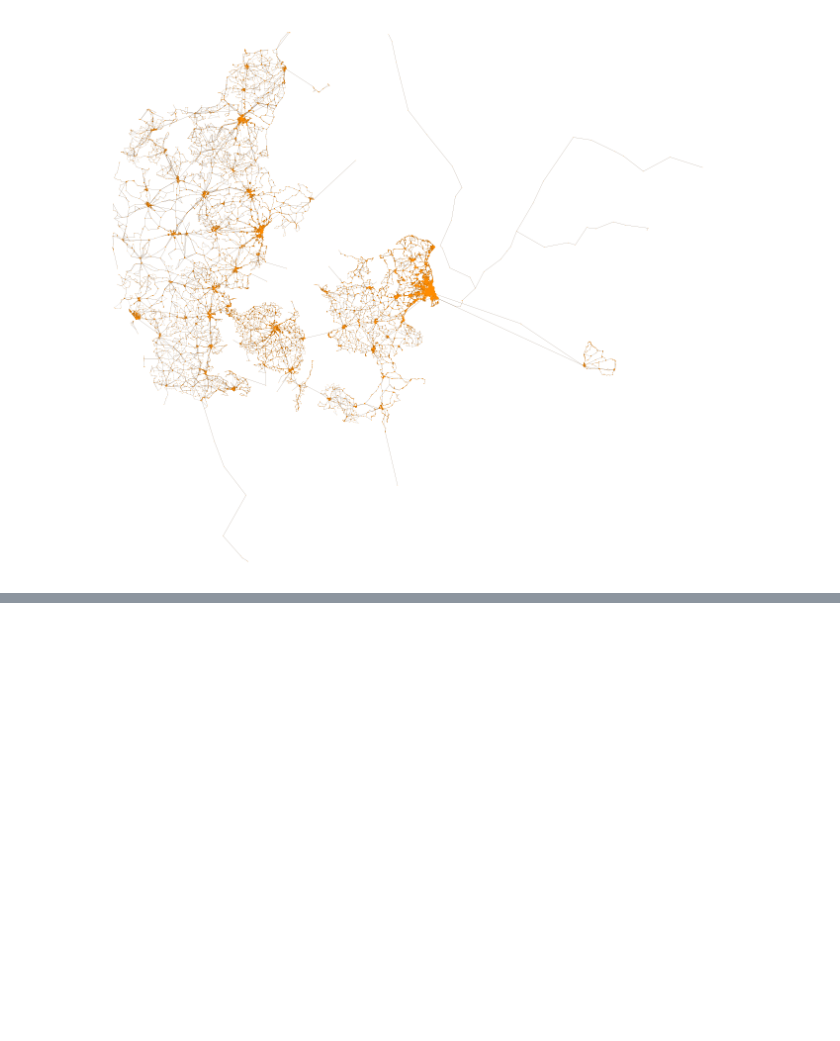
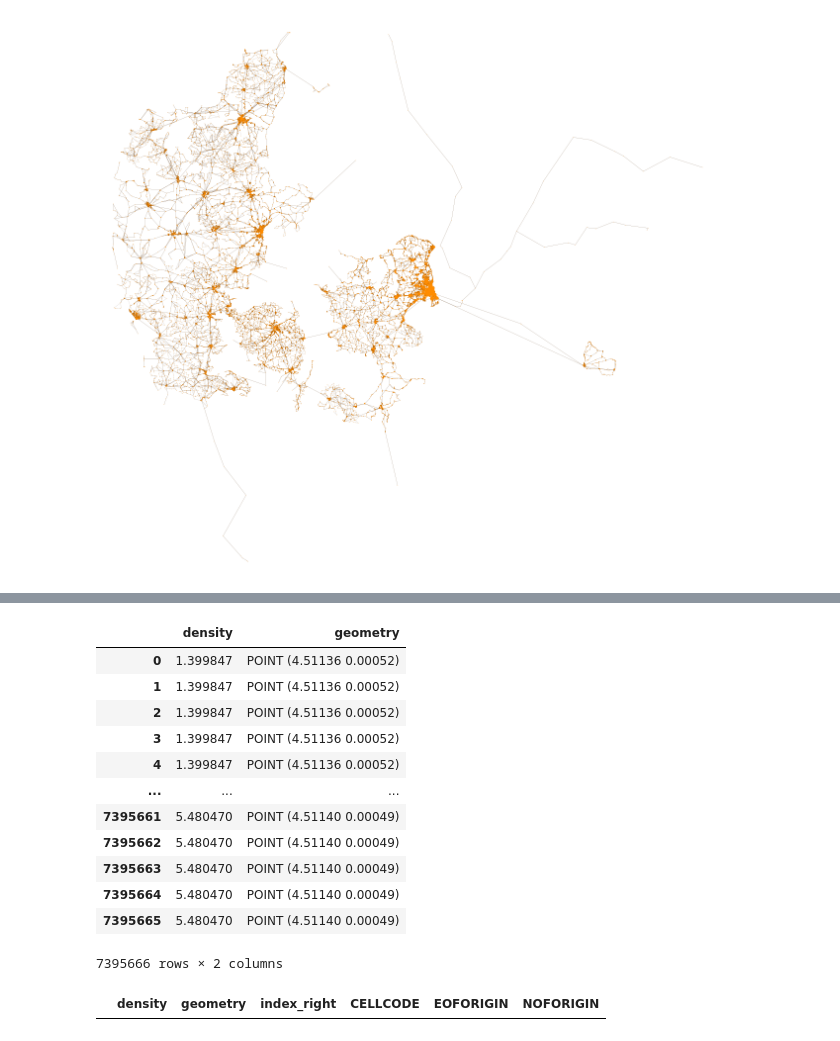
Before and after one commit to johanlaursen/imput, a Jupyter notebook: explore.ipynb, the cells around one changed output, grey strips where cells are left out. Saved outputs shown, nothing was run; the diff lists cells and outputs as text; code cells hidden in the pictures; blank space fills up the shorter version.

```diff
--- a/explore.ipynb
+++ b/explore.ipynb
@@ -344,0 +368,18 @@ fig, ax = ox.plot_graph(G_walks,
+# %%
+density_df = density_df.to_crs('EPSG:4326')
+# %%
+density_df
+# %% [output]
+|  | density | geometry |
+| 0 | 1.399847 | POINT (4.51136 0.00052) |
+| 1 | 1.399847 | POINT (4.51136 0.00052) |
+| 2 | 1.399847 | POINT (4.51136 0.00052) |
+| 3 | 1.399847 | POINT (4.51136 0.00052) |
+| 4 | 1.399847 | POINT (4.51136 0.00052) |
+| ... | ... | ... |
+| 7395661 | 5.480470 | POINT (4.51140 0.00049) |
+| 7395662 | 5.480470 | POINT (4.51140 0.00049) |
+| 7395663 | 5.480470 | POINT (4.51140 0.00049) |
+| 7395664 | 5.480470 | POINT (4.51140 0.00049) |
+| 7395665 | 5.480470 | POINT (4.51140 0.00049) |
+7395666 rows × 2 columns
@@ -344,0 +390,4 @@ fig, ax = ox.plot_graph(G_walks,
+# %%
+within_points
+# %% [output]
+|  | density | geometry | index_right | CELLCODE | EOFORIGIN | NOFORIGIN |
```
Also changed, not shown: parts of 5 cells of this notebook.
